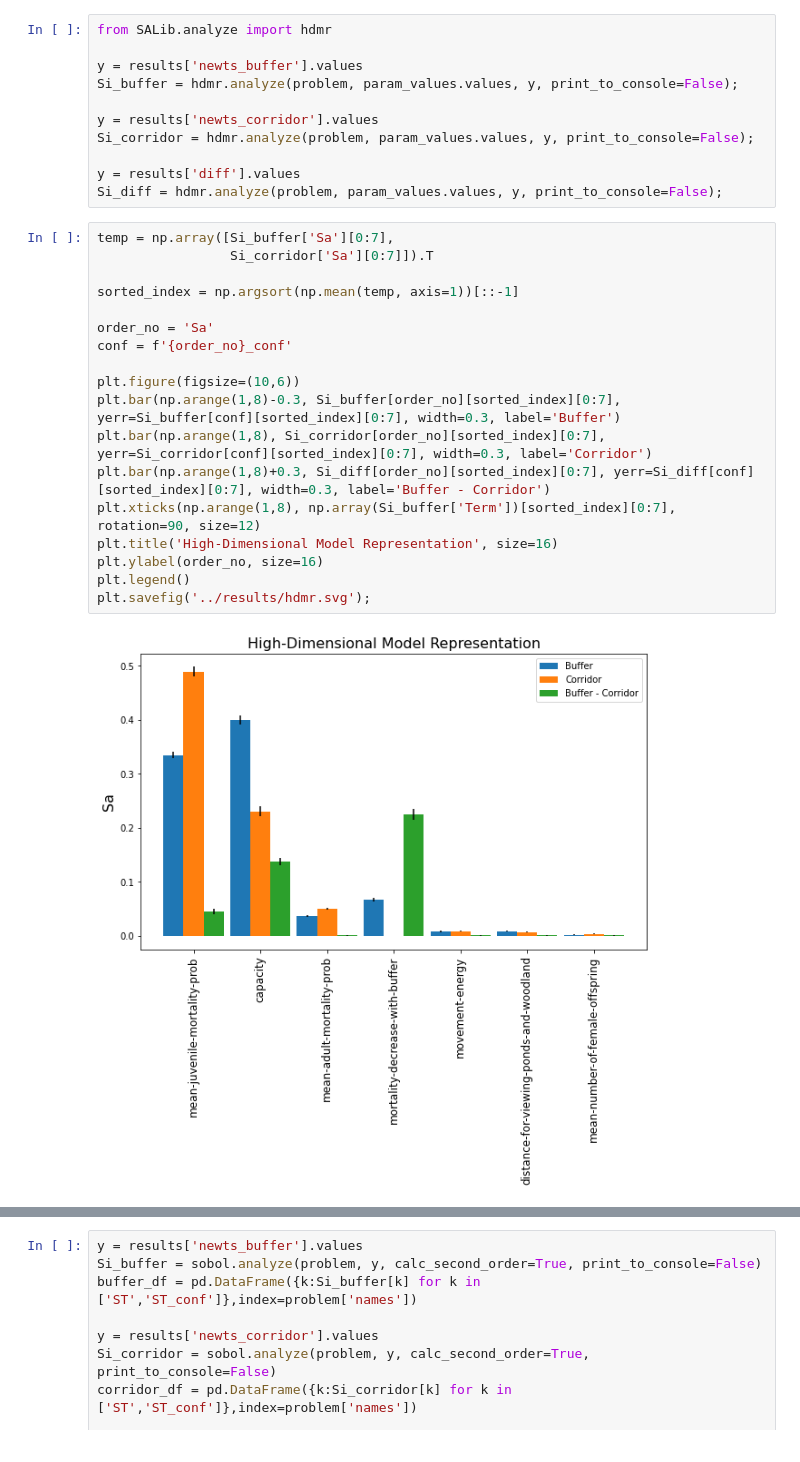
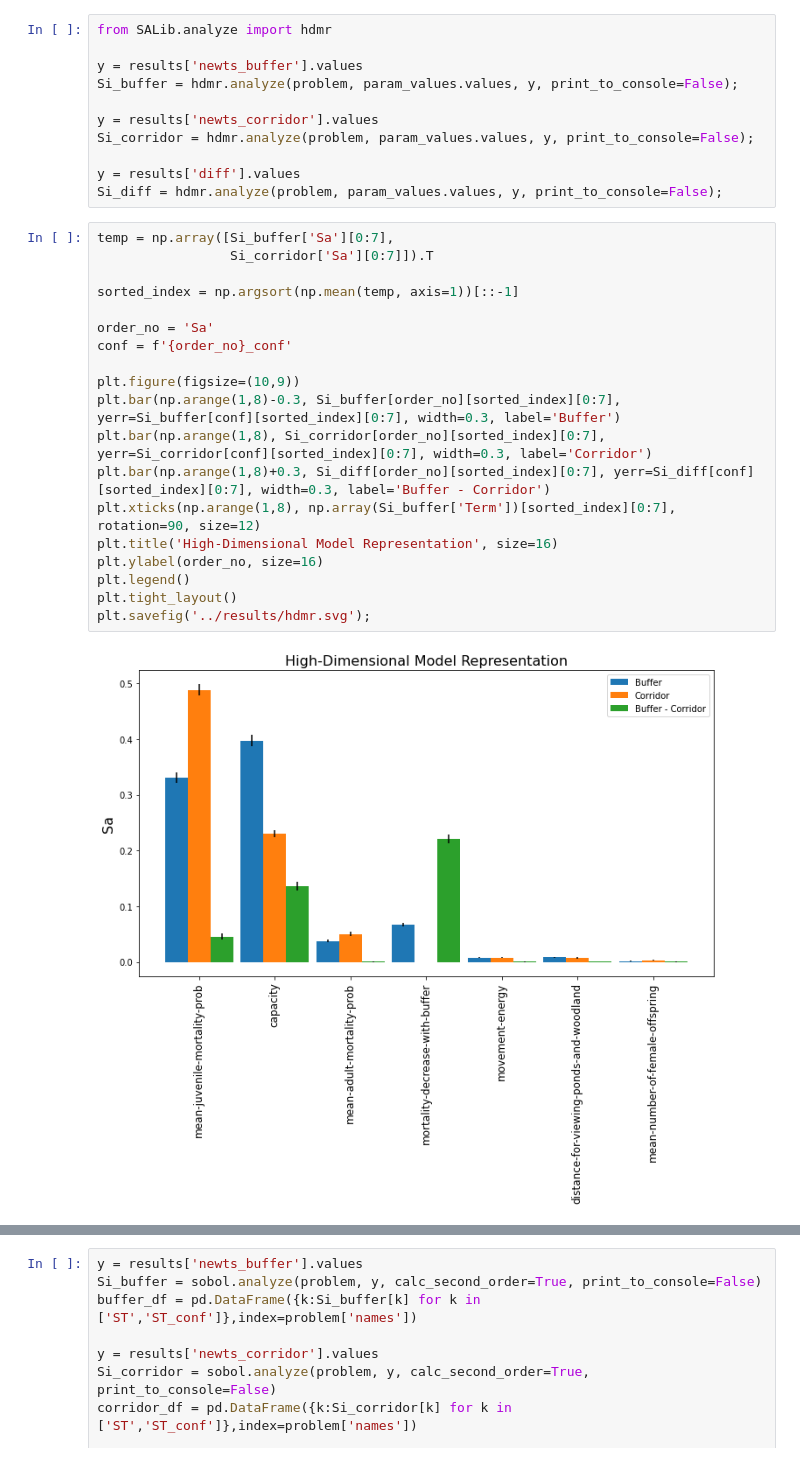
Before and after one commit to FelixNoessler/Buffers-or-corridors-for-great-crested-newts, a Jupyter notebook: model analysis/sensitivity_analysis/16384runs_7parameter/scripts/sensitivity.ipynb, the cells around one changed output, grey strips where cells are left out. Cells and saved outputs as stored; diff of their text form.

```diff
--- a/model analysis/sensitivity_analysis/16384runs_7parameter/scripts/sensitivity.ipynb
+++ b/model analysis/sensitivity_analysis/16384runs_7parameter/scripts/sensitivity.ipynb
@@ -82,23 +82,24 @@ Si_diff = hdmr.analyze(problem, param_values.values, y, print_to_console=False);
 # %%
 temp = np.array([Si_buffer['Sa'][0:7],
                  Si_corridor['Sa'][0:7]]).T
 
 sorted_index = np.argsort(np.mean(temp, axis=1))[::-1]
 
 order_no = 'Sa'
 conf = f'{order_no}_conf'
 
-plt.figure(figsize=(10,6))
+plt.figure(figsize=(10,9))
 plt.bar(np.arange(1,8)-0.3, Si_buffer[order_no][sorted_index][0:7], yerr=Si_buffer[conf][sorted_index][0:7], width=0.3, label='Buffer')
 plt.bar(np.arange(1,8), Si_corridor[order_no][sorted_index][0:7], yerr=Si_corridor[conf][sorted_index][0:7], width=0.3, label='Corridor')
 plt.bar(np.arange(1,8)+0.3, Si_diff[order_no][sorted_index][0:7], yerr=Si_diff[conf][sorted_index][0:7], width=0.3, label='Buffer - Corridor')
 plt.xticks(np.arange(1,8), np.array(Si_buffer['Term'])[sorted_index][0:7], rotation=90, size=12)
 plt.title('High-Dimensional Model Representation', size=16)
 plt.ylabel(order_no, size=16)
 plt.legend()
+plt.tight_layout()
 plt.savefig('../results/hdmr.svg');
 # %% [output]
-[figure, old version]
+[figure, new version]
 # %%
 plt.figure(figsize=(15,8))
 
```
Also changed, not shown: parts of 2 cells of this notebook, 17 other files.
